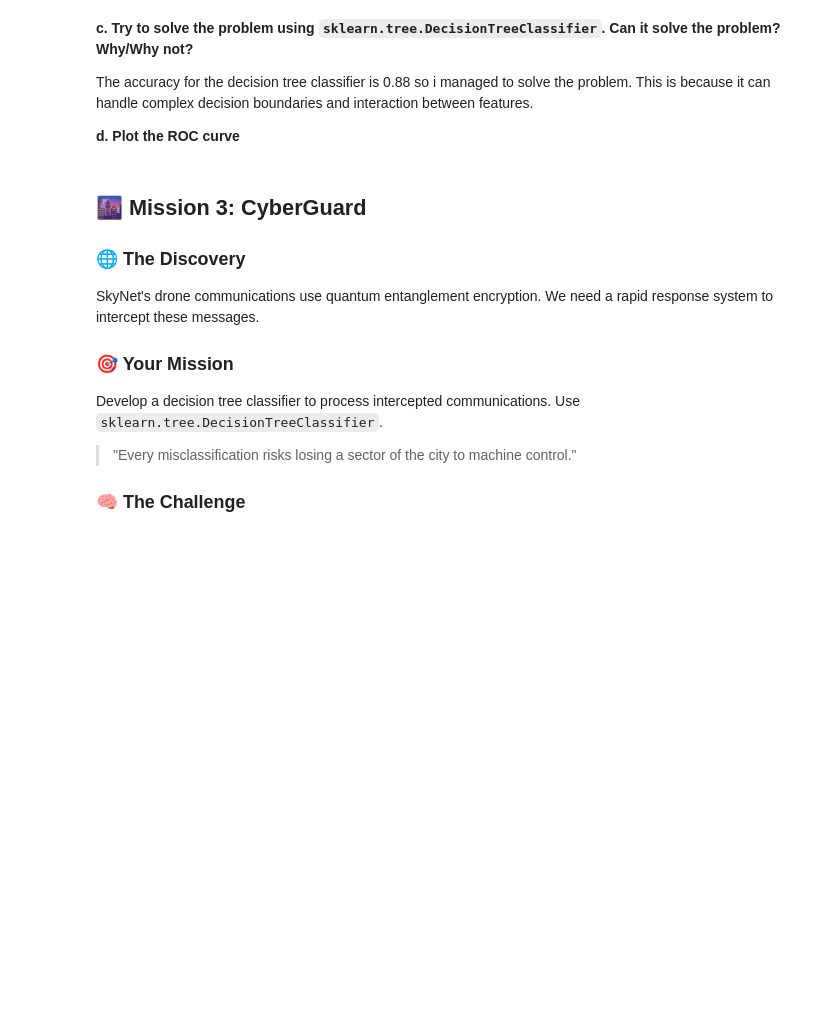
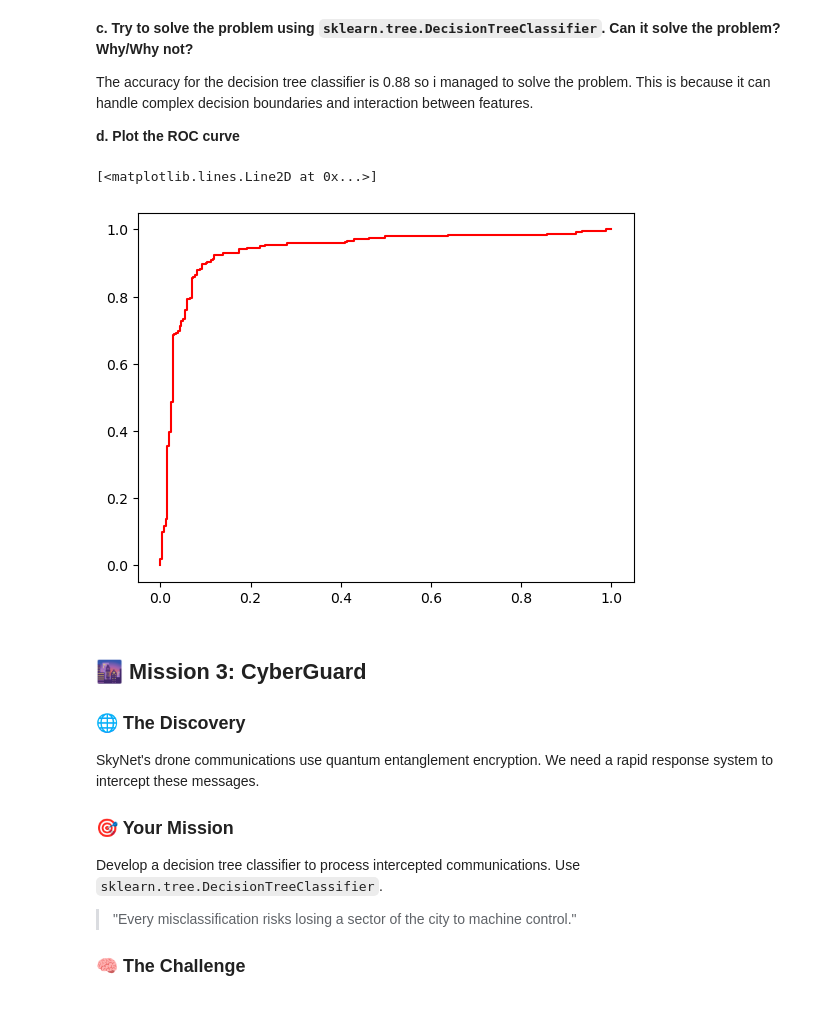
Before and after one commit to eliasborge/introML-ntnu-2024, a Jupyter notebook: Assignment1/Chapter_1.ipynb, the cells around one changed output. Drawn from its saved outputs; the diff is of its cells as text; code cells hidden in the pictures; blank space fills up the shorter version.

```diff
--- a/Assignment1/Chapter_1.ipynb
+++ b/Assignment1/Chapter_1.ipynb
@@ -253,6 +253,19 @@ Decision Tree Accuracy: 0.888
 The accuracy for the decision tree classifier is 0.88 so i managed to solve the problem. This is because it can handle complex decision boundaries and interaction between features.
 
 **d. Plot the ROC curve**
+# %%
+from sklearn import metrics
+import matplotlib.pyplot as plt
+#sources == forelesningsnotater
+
+prob_predictions = lr.predict_proba(test[['x0', 'x1', 'x0_x1']].values)
+
+fpr, tpr, thresholds = metrics.roc_curve(test[['y']].values, prob_predictions, pos_label=1)
+auc = round(metrics.roc_auc_score(test[['y']].values, prob_predictions),2)
+plt.plot(fpr, tpr, label=f"ROC curve (AUC={auc})", c="red")
+# %% [output]
+[<matplotlib.lines.Line2D at 0x...>]
+[figure, added]
 # %% [markdown]
 
 ## 🌆 Mission 3: CyberGuard
```
Also changed, not shown: parts of 4 cells of this notebook.
